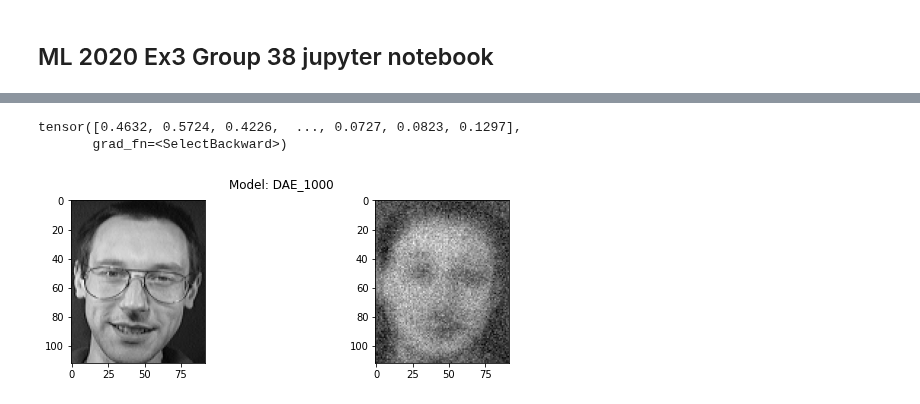
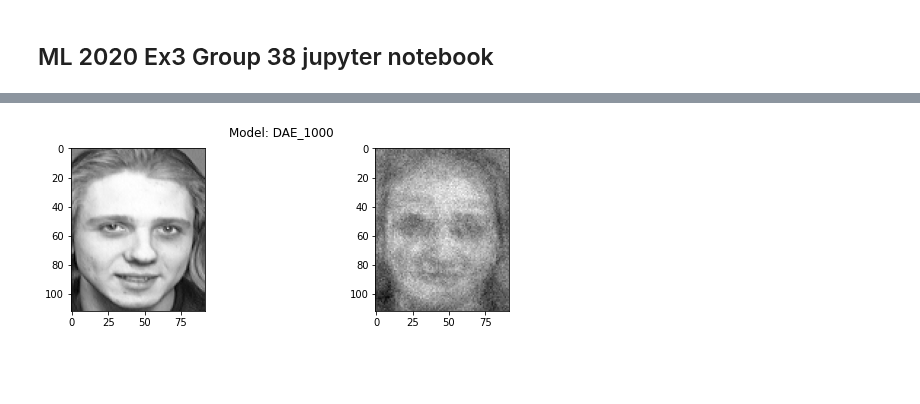
Before and after one commit to omgwenxx/machine_learning, a Jupyter notebook: assignment3/app/template.ipynb, the cells around one changed output, grey strips where cells are left out. Cells and saved outputs as stored; diff of their text form; code cells hidden in the pictures; blank space fills up the shorter version.

```diff
--- a/assignment3/app/template.ipynb
+++ b/assignment3/app/template.ipynb
@@ -41,13 +41,11 @@ Epoch: 3563/5000..  Training Loss: 0.042..  Validate Loss: 0.013.
 # %%
 # evaluate outcome of first dae layer (needs a model in ./models/DAE_1000_model.pt)
 
 layer_1 = DAELayer(1000)
 
-evaluateModel_DAE(layer_1)
+evaluateModel_DAE(layer_1, 3)
 # %% [output]
-tensor([0.4632, 0.5724, 0.4226,  ..., 0.0727, 0.0823, 0.1297],
-       grad_fn=<SelectBackward>)
-[figure, old version]
+[figure, new version]
 # %%
 # train second dae layer with dae1000 preprocessed imgs
 
```
Also changed, not shown: parts of 14 cells of this notebook, 3 other files.
